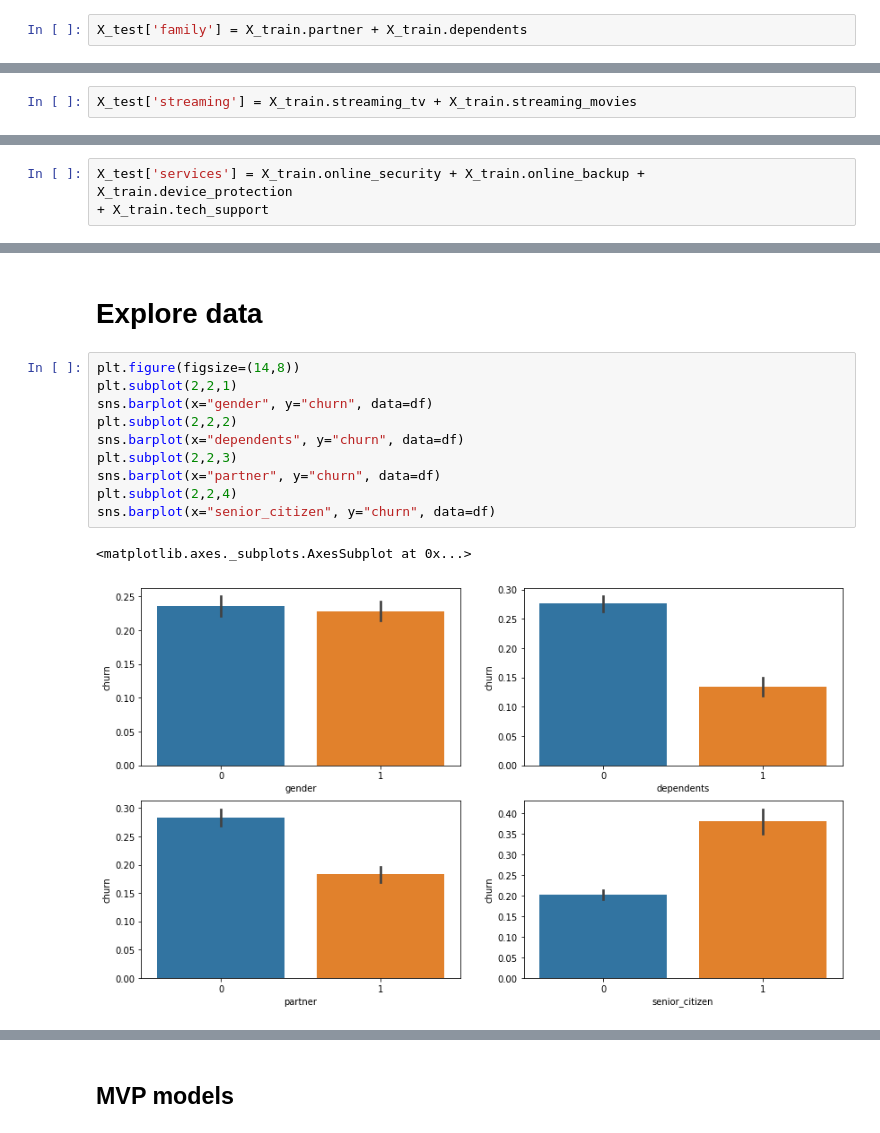
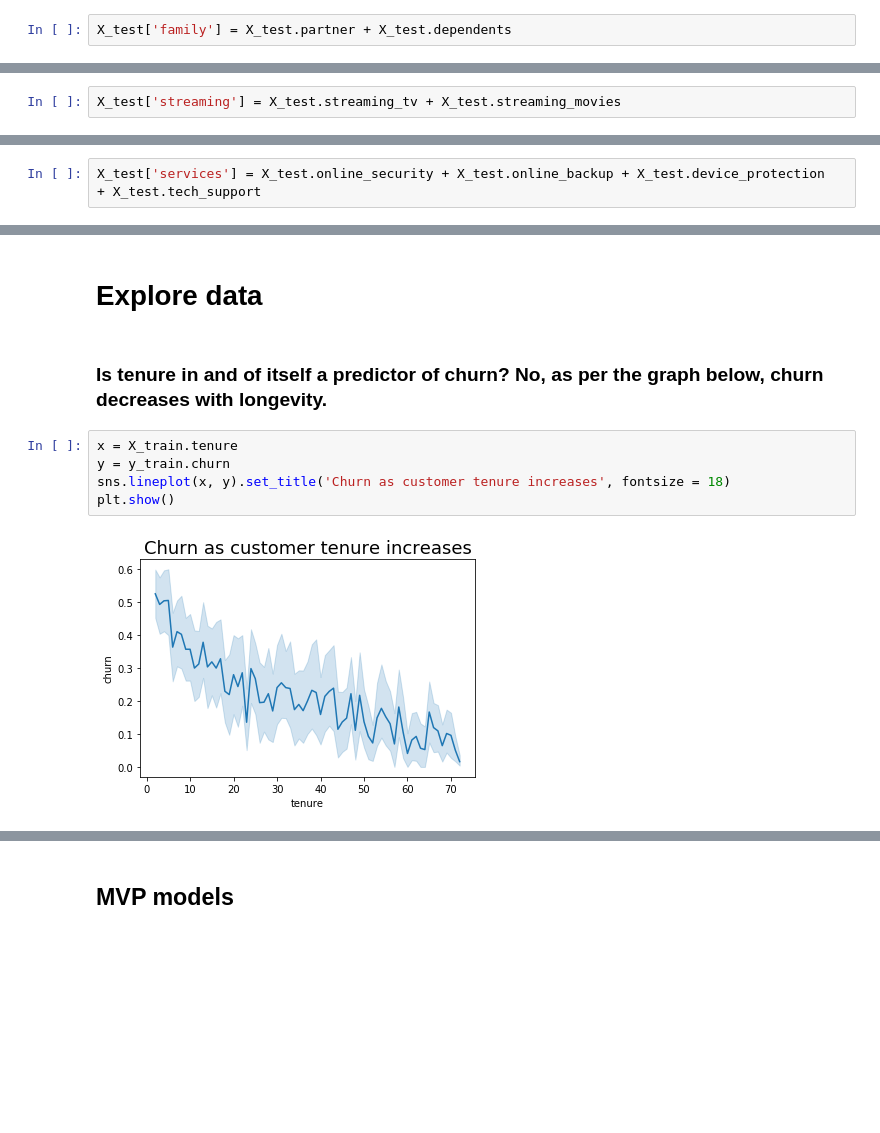
Before and after one commit to soslin/telco-churn-project, a Jupyter notebook: telco_customer_churn.ipynb, the cells around one changed output, grey strips where cells are left out. Drawn from its saved outputs; the diff is of its cells as text; blank space fills up the shorter version.

```diff
--- a/telco_customer_churn.ipynb
+++ b/telco_customer_churn.ipynb
@@ -367,7 +351,7 @@ X_train['family'] = X_train.partner + X_train.dependents
 # %%
 X_train['family'].replace({2:1}, inplace = True)
 # %%
-X_test['family'] = X_train.partner + X_train.dependents
+X_test['family'] = X_test.partner + X_test.dependents
 # %%
 X_test['family'].replace({2:1}, inplace = True)
 # %% [markdown]
@@ -377,7 +361,7 @@ X_train['streaming'] = X_train.streaming_tv + X_train.streaming_movies
 # %%
 X_train['streaming'].replace({2:1}, inplace = True)
 # %%
-X_test['streaming'] = X_train.streaming_tv + X_train.streaming_movies
+X_test['streaming'] = X_test.streaming_tv + X_test.streaming_movies
 # %%
 X_test['streaming'].replace({2:1}, inplace = True)
 # %%
@@ -408,6 +392,6 @@ Name: tech_support, Length: 4493, dtype: int64
 # %%
 X_train['services'].replace({2:1, 3:1, 4:1}, inplace = True)
 # %%
-X_test['services'] = X_train.online_security + X_train.online_backup + X_train.device_protection
-+ X_train.tech_support
+X_test['services'] = X_test.online_security + X_test.online_backup + X_test.device_protection
++ X_test.tech_support
 # %% [output]
@@ -555,15 +523,11 @@ X_train.head()
 # %% [markdown]
 # Explore data
-# %%
-plt.figure(figsize=(14,8))
-plt.subplot(2,2,1)
-sns.barplot(x="gender", y="churn", data=df)
-plt.subplot(2,2,2)
-sns.barplot(x="dependents", y="churn", data=df)
-plt.subplot(2,2,3)
-sns.barplot(x="partner", y="churn", data=df)
-plt.subplot(2,2,4)
-sns.barplot(x="senior_citizen", y="churn", data=df)
-# %% [output]
-<matplotlib.axes._subplots.AxesSubplot at 0x...>
-[figure, removed]
+# %% [markdown]
+### Is tenure in and of itself a predictor of churn?     No, as per the graph below, churn decreases with longevity.
+# %%
+x = X_train.tenure
+y = y_train.churn
+sns.lineplot(x, y).set_title('Churn as customer tenure increases', fontsize = 18)
+plt.show()
+# %% [output]
+[figure, added]
```
Also changed, not shown: parts of 47 cells of this notebook.
